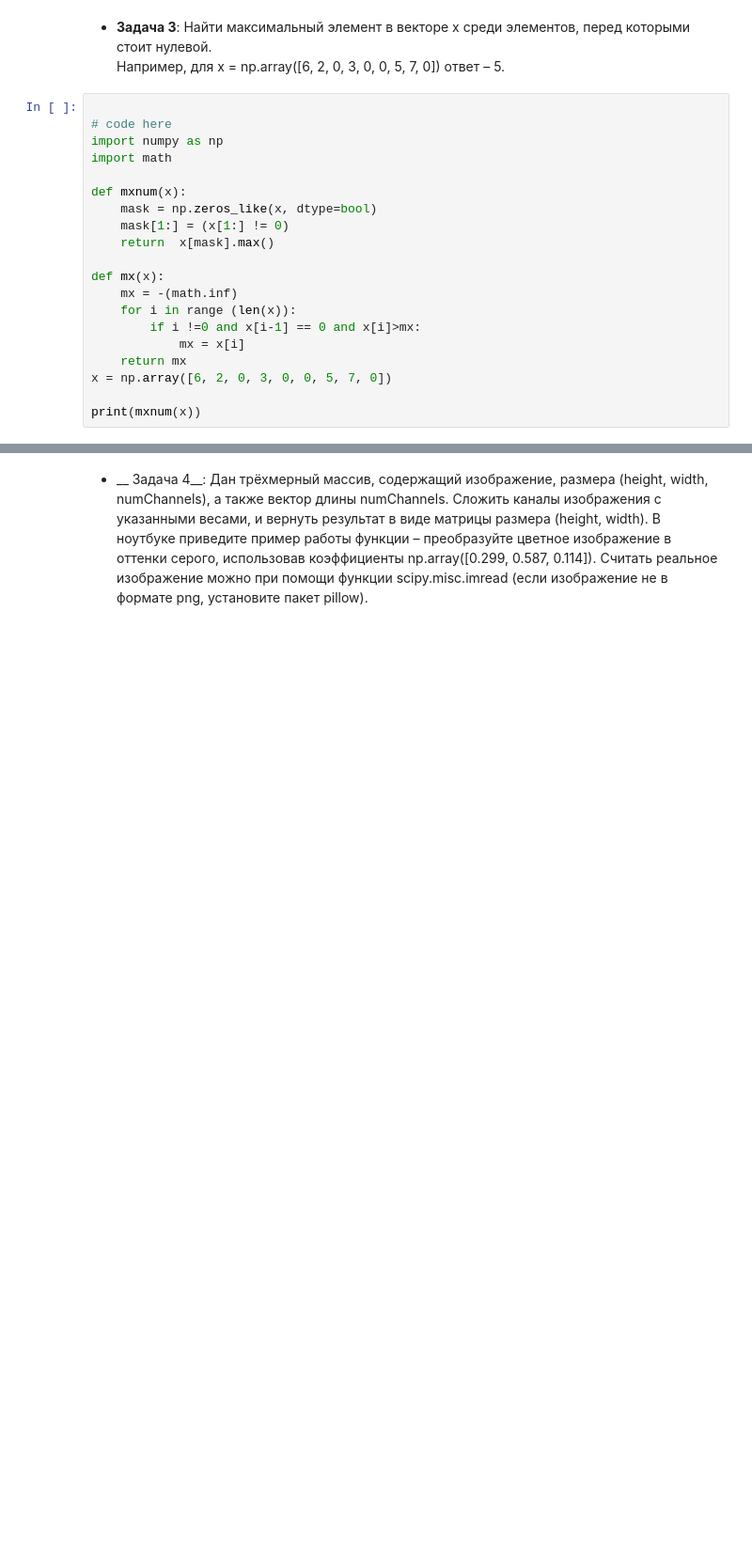
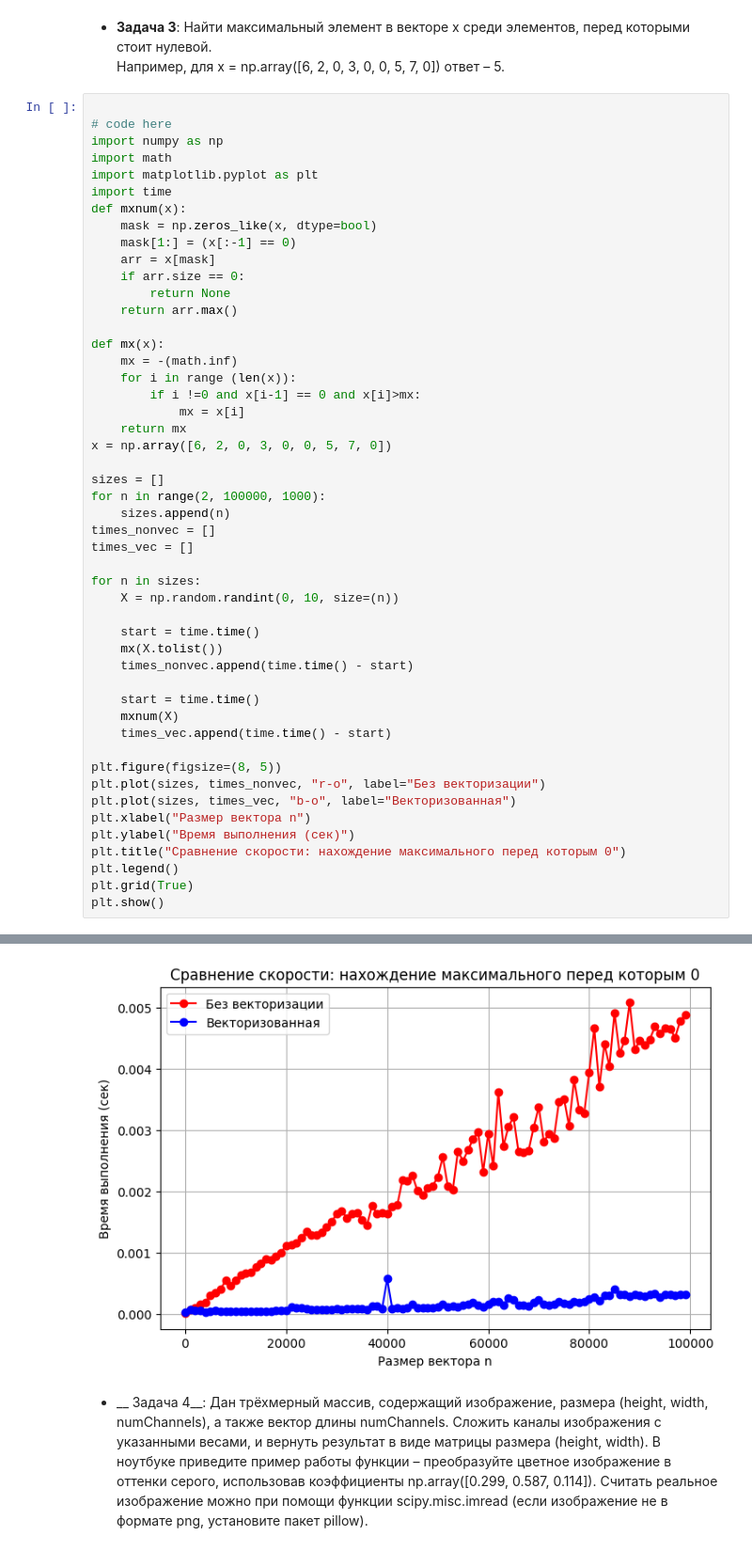
Before and after one commit to MaxKholodov1/AESC_ML_11, a Jupyter notebook: Task 1/task1_numpy_practive.ipynb, the cells around one changed output, grey strips where cells are left out. Shown: that part at 94% size. Drawn from its saved outputs; the diff is of its cells as text; blank space fills up the shorter version.

```diff
--- a/Task 1/task1_numpy_practive.ipynb
+++ b/Task 1/task1_numpy_practive.ipynb
@@ -144,11 +158,15 @@ plt.show()
 # code here
 import numpy as np
 import math
-
+import matplotlib.pyplot as plt
+import time
 def mxnum(x):
     mask = np.zeros_like(x, dtype=bool)
-    mask[1:] = (x[1:] != 0)
-    return  x[mask].max()
+    mask[1:] = (x[:-1] == 0)
+    arr = x[mask]
+    if arr.size == 0:
+        return None
+    return arr.max()
 
 def mx(x):
     mx = -(math.inf)
@@ -158,5 +176,30 @@ def mx(x):
     return mx
 x = np.array([6, 2, 0, 3, 0, 0, 5, 7, 0])
 
-print(mxnum(x))
+sizes = []
+for n in range(2, 100000, 1000):
+    sizes.append(n)
+times_nonvec = []
+times_vec = []
+
+for n in sizes:
+    X = np.random.randint(0, 10, size=(n))
+
+    start = time.time()
+    mx(X.tolist())
+    times_nonvec.append(time.time() - start)
+
+    start = time.time()
+    mxnum(X)
+    times_vec.append(time.time() - start)
+
+plt.figure(figsize=(8, 5))
+plt.plot(sizes, times_nonvec, "r-o", label="Без векторизации")
+plt.plot(sizes, times_vec, "b-o", label="Векторизованная")
+plt.xlabel("Размер вектора n")
+plt.ylabel("Время выполнения (сек)")
+plt.title("Сравнение скорости: нахождение максимального перед которым 0")
+plt.legend()
+plt.grid(True)
+plt.show()
 # %% [output]
@@ -164,3 +206,4 @@ print(mxnum(x))
+[figure, added]
 # %% [markdown]
 
 
```
Also changed, not shown: parts of 12 cells of this notebook.
